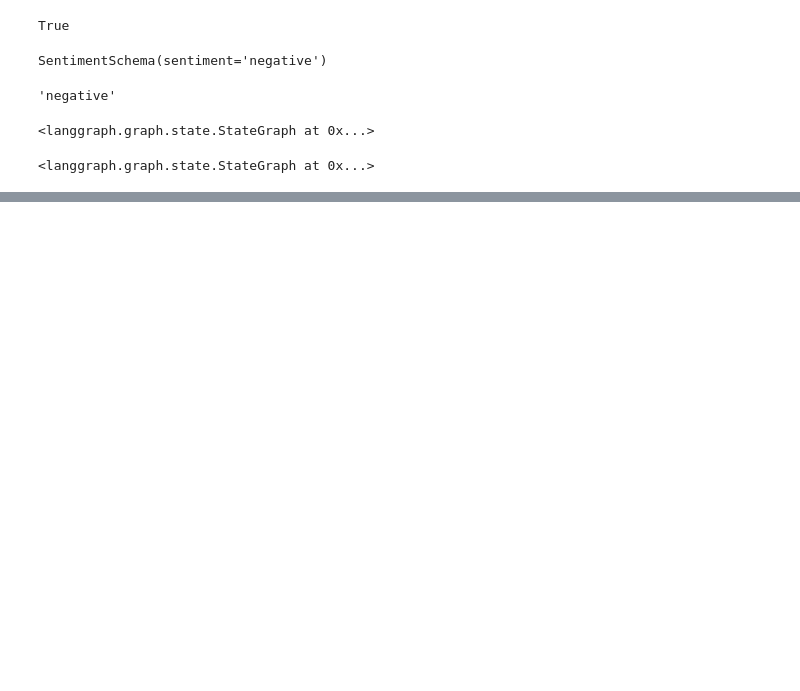
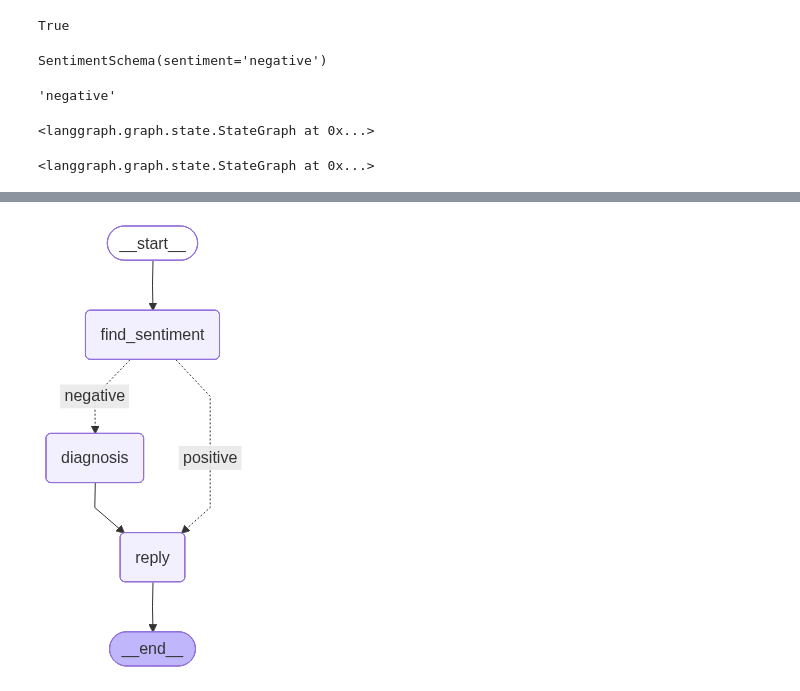
Before and after one commit to simran-mehta/LangGraph, a Jupyter notebook: 4_conditional_workflow.ipynb, the cells around one changed output, grey strips where cells are left out. Drawn from its saved outputs; the diff is of its cells as text; code cells hidden in the pictures; blank space fills up the shorter version.

```diff
--- a/4_conditional_workflow.ipynb
+++ b/4_conditional_workflow.ipynb
@@ -60,0 +109,5 @@ workflow.invoke(input_state)
+# %%
+from IPython.display import Image
+Image(workflow.get_graph().draw_mermaid_png())
+# %% [output]
+[figure, added]
```
Also changed, not shown: parts of 7 cells of this notebook.
